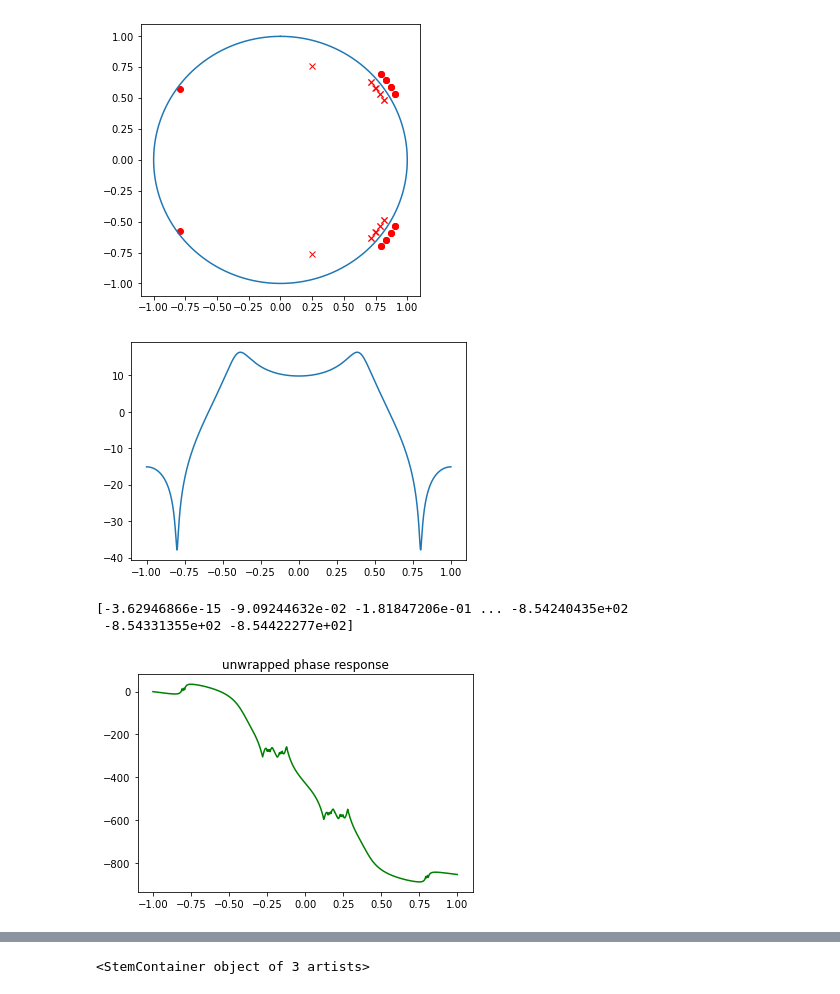
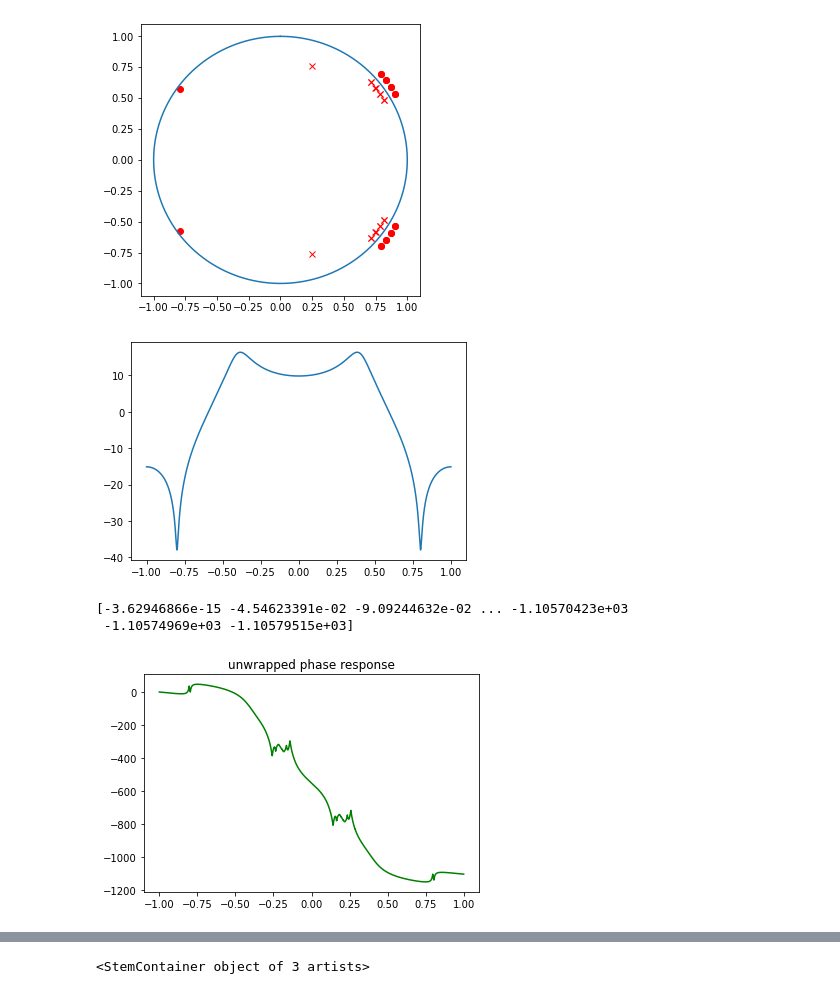
Before and after one commit to the-pinbo/EC211, a Jupyter notebook: Lab7/WEEK_7_ASSIGNMENT.ipynb, the cells around one changed output, grey strips where cells are left out. Saved outputs shown, nothing was run; the diff lists cells and outputs as text; code cells hidden in the pictures.

```diff
--- a/Lab7/WEEK_7_ASSIGNMENT.ipynb
+++ b/Lab7/WEEK_7_ASSIGNMENT.ipynb
@@ -132,24 +132,24 @@ plt.show()
 [figure]
 # %%
 # 2) Magnitude and unwrapped Phase response of the system
-c = np.arange(-1*np.pi, 1*np.pi, 2*np.pi/2048)
+c = np.arange(-1*np.pi, 1*np.pi, 2*np.pi/4096)
 w1,h1=sig.freqz(b,a,c)
 h1db=20*np.log10(abs(h1))
 plt.plot(w1/(np.pi),h1db)
 plt.show()
 
 angles = np.angle(h1,deg=True)
 
 angles_unwrap = np.unwrap(angles)
 print(angles_unwrap)
 plt.title("unwrapped phase response")
 plt.plot(w1/(np.pi), angles_unwrap, 'g')
 plt.show()
 # %% [output]
 [figure]
-[-3.62946866e-15 -9.09244632e-02 -1.81847206e-01 ... -8.54240435e+02
- -8.54331355e+02 -8.54422277e+02]
+[-3.62946866e-15 -4.54623391e-02 -9.09244632e-02 ... -1.10570423e+03
+ -1.10574969e+03 -1.10579515e+03]
-[figure, old version]
+[figure, new version]
 # %%
 # 3) Group delay of the system
 
```
Also changed, not shown: parts of 3 cells of this notebook.
